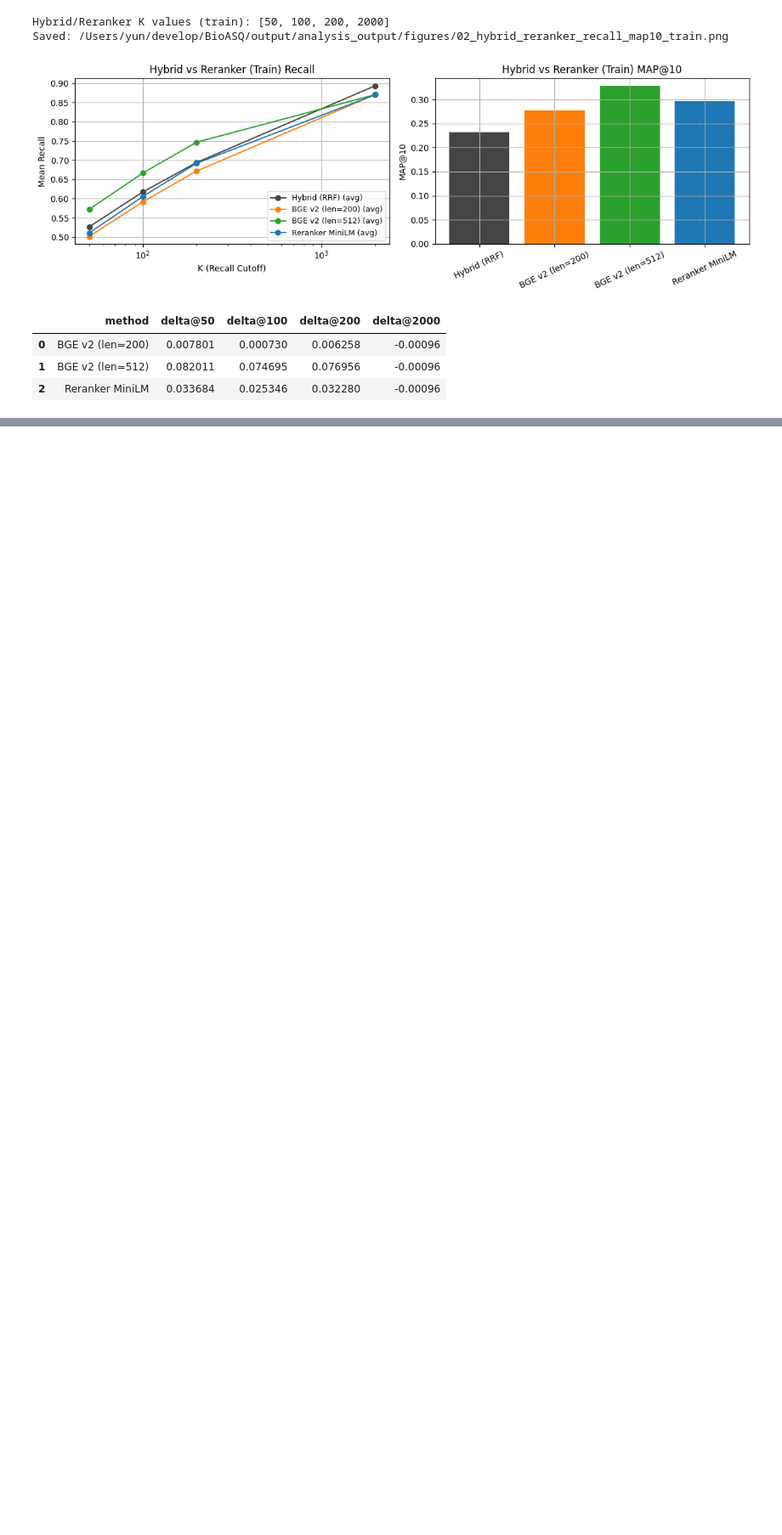
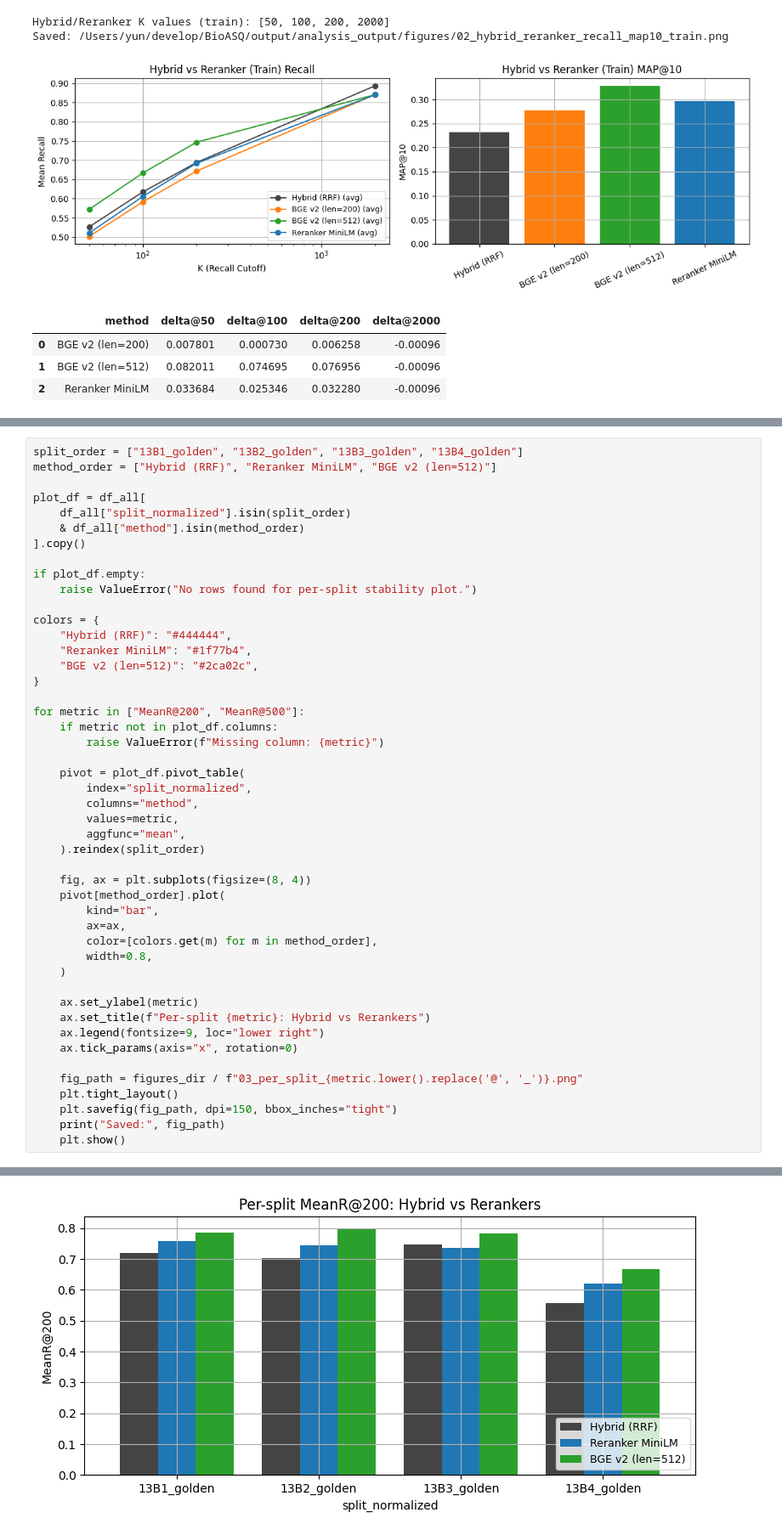
Before and after one commit to fulaibaowang/BioASQ, a Jupyter notebook: notebooks/analyze_results.ipynb, the cells around one changed output, grey strips where cells are left out. Shown at 85% size. Saved outputs shown, nothing was run; the diff lists cells and outputs as text; blank space fills up the shorter version.

```diff
--- a/notebooks/analyze_results.ipynb
+++ b/notebooks/analyze_results.ipynb
@@ -398,0 +402,48 @@ Saved: /Users/yun/develop/BioASQ/output/analysis_output/figures/02_hybrid_rerank
+# %%
+split_order = ["13B1_golden", "13B2_golden", "13B3_golden", "13B4_golden"]
+method_order = ["Hybrid (RRF)", "Reranker MiniLM", "BGE v2 (len=512)"]
+
+plot_df = df_all[
+    df_all["split_normalized"].isin(split_order)
+    & df_all["method"].isin(method_order)
+].copy()
+
+if plot_df.empty:
+    raise ValueError("No rows found for per-split stability plot.")
+
+colors = {
+    "Hybrid (RRF)": "#444444",
+    "Reranker MiniLM": "#1f77b4",
+    "BGE v2 (len=512)": "#2ca02c",
+}
+
+for metric in ["MeanR@200", "MeanR@500"]:
+    if metric not in plot_df.columns:
+        raise ValueError(f"Missing column: {metric}")
+
+    pivot = plot_df.pivot_table(
+        index="split_normalized",
+        columns="method",
+        values=metric,
+        aggfunc="mean",
+    ).reindex(split_order)
+
+    fig, ax = plt.subplots(figsize=(8, 4))
+    pivot[method_order].plot(
+        kind="bar",
+        ax=ax,
+        color=[colors.get(m) for m in method_order],
+        width=0.8,
+    )
+
+    ax.set_ylabel(metric)
+    ax.set_title(f"Per-split {metric}: Hybrid vs Rerankers")
+    ax.legend(fontsize=9, loc="lower right")
+    ax.tick_params(axis="x", rotation=0)
+
+    fig_path = figures_dir / f"03_per_split_{metric.lower().replace('@', '_')}.png"
+    plt.tight_layout()
+    plt.savefig(fig_path, dpi=150, bbox_inches="tight")
+    print("Saved:", fig_path)
+    plt.show()
+# %% [output]
@@ -398,0 +451 @@ Saved: /Users/yun/develop/BioASQ/output/analysis_output/figures/02_hybrid_rerank
+[figure, added]
```
Also changed, not shown: parts of 2 cells of this notebook, 1 other file.
